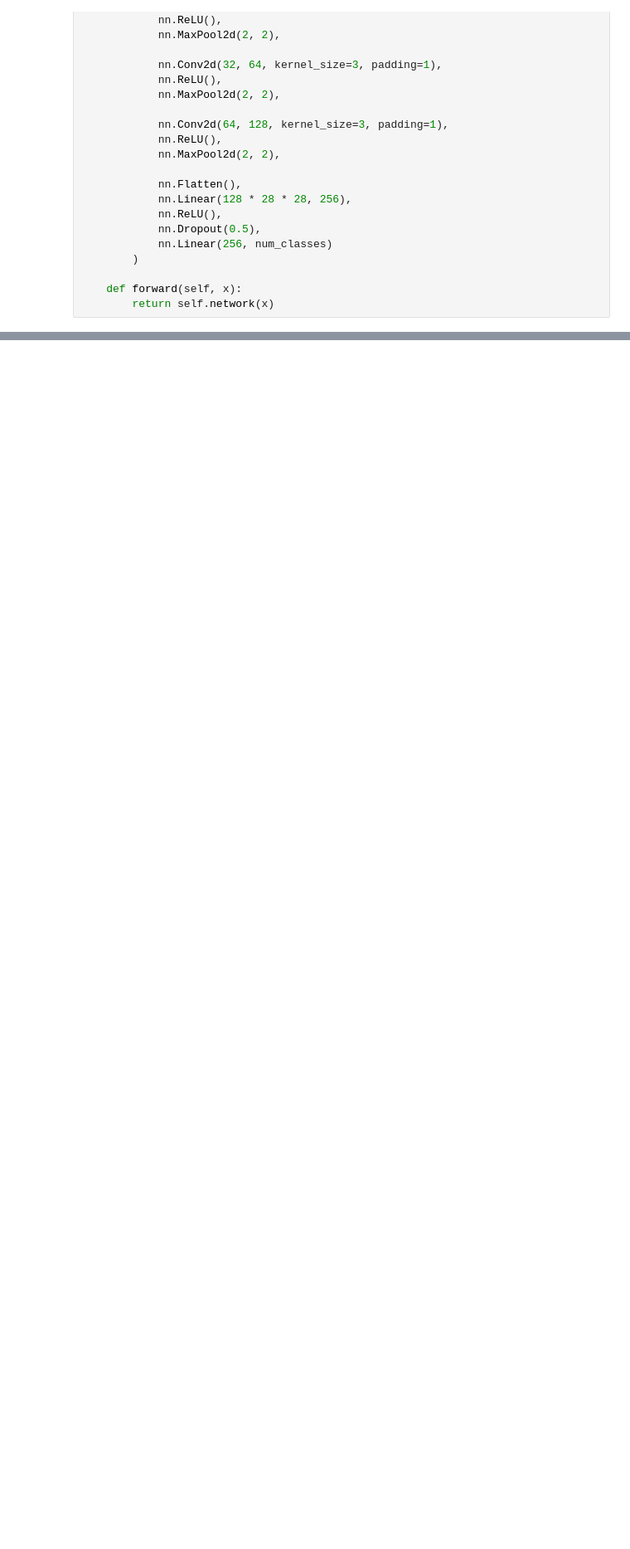
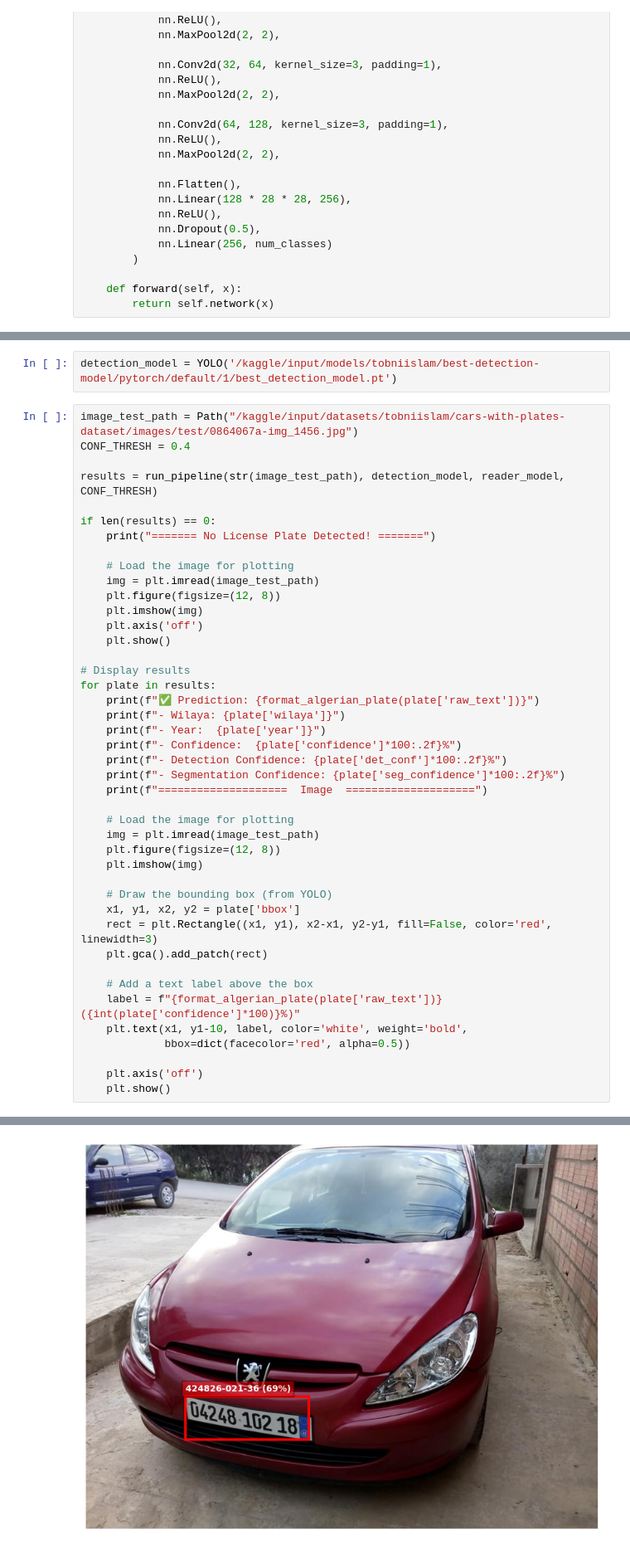
Before and after one commit to tobni-islam/AlgerPlate, a Jupyter notebook: notebooks/license-plates-reader.ipynb, the cells around one changed output, grey strips where cells are left out. Shown at 83% size. Cells and saved outputs as stored; diff of their text form; blank space fills up the shorter version.

```diff
--- a/notebooks/license-plates-reader.ipynb
+++ b/notebooks/license-plates-reader.ipynb
@@ -599,0 +954,46 @@ visualize_error_group(results['groups']["near_miss"],
+# %%
+detection_model = YOLO('/kaggle/input/models/tobniislam/best-detection-model/pytorch/default/1/best_detection_model.pt')
+# %%
+image_test_path = Path("/kaggle/input/datasets/tobniislam/cars-with-plates-dataset/images/test/0864067a-img_1456.jpg")
+CONF_THRESH = 0.4
+
+results = run_pipeline(str(image_test_path), detection_model, reader_model, CONF_THRESH)
+
+if len(results) == 0:
+    print("======= No License Plate Detected! =======")
+
+    # Load the image for plotting
+    img = plt.imread(image_test_path)
+    plt.figure(figsize=(12, 8))
+    plt.imshow(img)
+    plt.axis('off')
+    plt.show()
+
+# Display results
+for plate in results:
+    print(f"✅ Prediction: {format_algerian_plate(plate['raw_text'])}")
+    print(f"- Wilaya: {plate['wilaya']}")
+    print(f"- Year:  {plate['year']}")
+    print(f"- Confidence:  {plate['confidence']*100:.2f}%")
+    print(f"- Detection Confidence: {plate['det_conf']*100:.2f}%")
+    print(f"- Segmentation Confidence: {plate['seg_confidence']*100:.2f}%")
+    print(f"====================  Image  ====================")
+
+    # Load the image for plotting
+    img = plt.imread(image_test_path)
+    plt.figure(figsize=(12, 8))
+    plt.imshow(img)
+
+    # Draw the bounding box (from YOLO)
+    x1, y1, x2, y2 = plate['bbox']
+    rect = plt.Rectangle((x1, y1), x2-x1, y2-y1, fill=False, color='red', linewidth=3)
+    plt.gca().add_patch(rect)
+
+    # Add a text label above the box
+    label = f"{format_algerian_plate(plate['raw_text'])} ({int(plate['confidence']*100)}%)"
+    plt.text(x1, y1-10, label, color='white', weight='bold',
+             bbox=dict(facecolor='red', alpha=0.5))
+
+    plt.axis('off')
+    plt.show()
+# %% [output]
@@ -599,0 +1007 @@ visualize_error_group(results['groups']["near_miss"],
+[figure, added]
```
Also changed, not shown: parts of 26 cells of this notebook, 2 other files.
